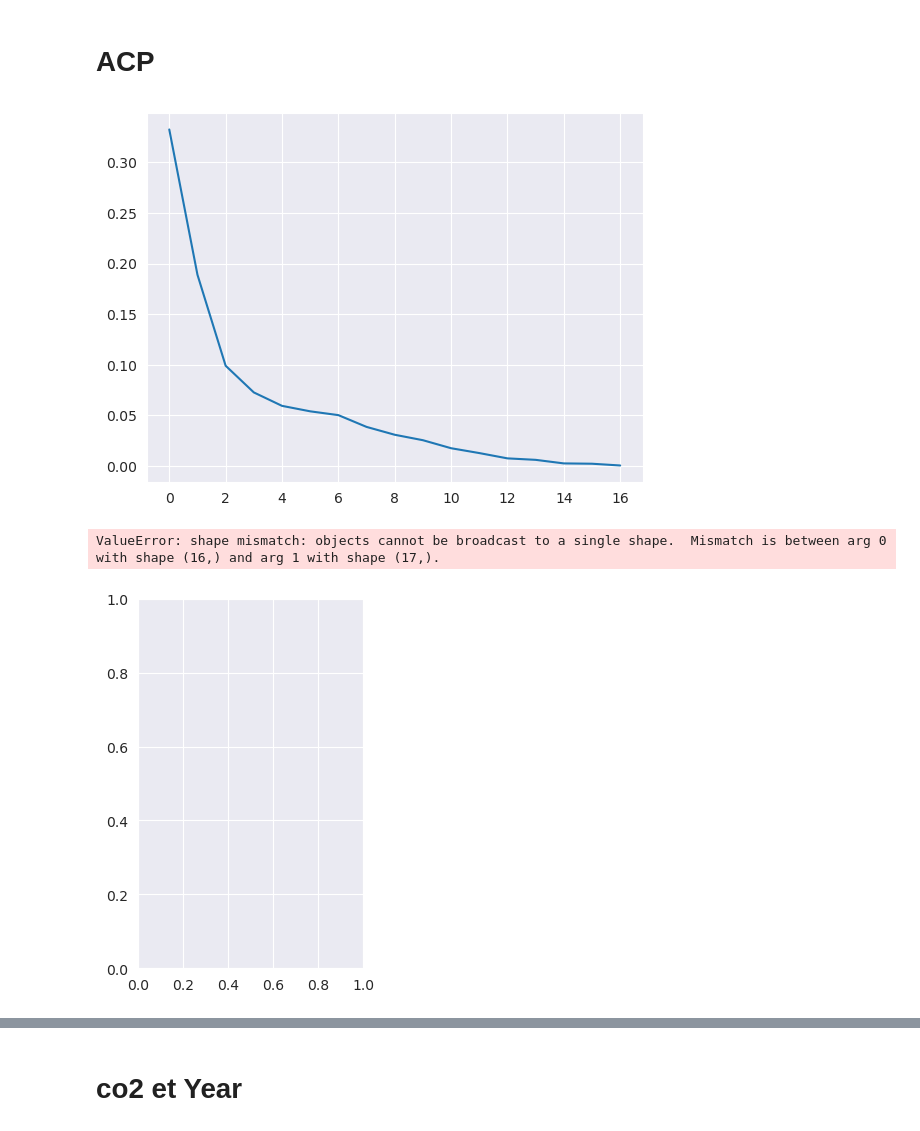
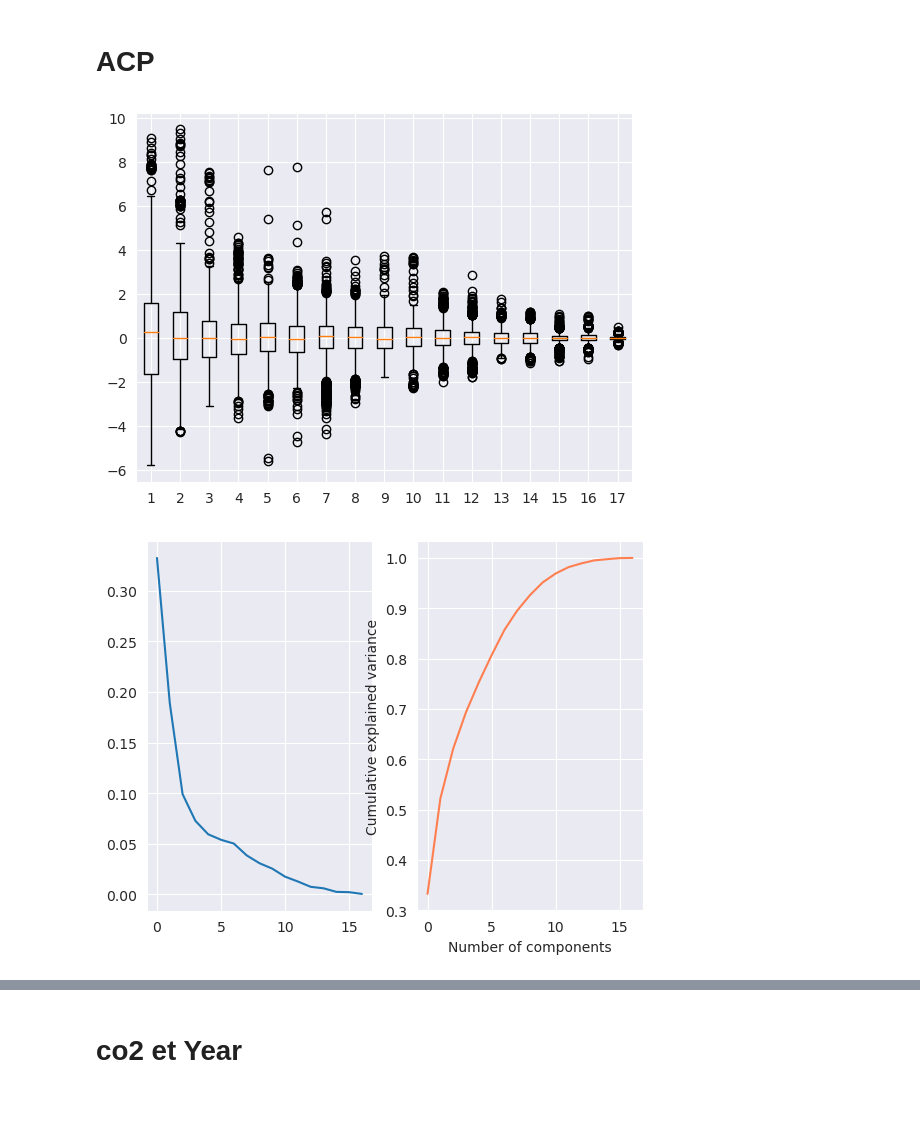
Before and after one commit to Mathilde-Mrs/Projet_machine_learning, a Jupyter notebook: notebook_python_Modif.ipynb, the cells around one changed output, grey strips where cells are left out. Drawn from its saved outputs; the diff is of its cells as text; code cells hidden in the pictures; blank space fills up the shorter version.

```diff
--- a/notebook_python_Modif.ipynb
+++ b/notebook_python_Modif.ipynb
@@ -682,23 +679,20 @@ energy_scale=scale(energy2)
 # %%
 pca = PCA()
 
 C = pca.fit(energy_scale).transform(energy_scale)
-
-plt.plot(pca.explained_variance_ratio_)
+plt.boxplot(C)
 plt.show()
 
 
 
-plt.subplot(1,2,1)
-plt.bar( pca.explained_variance_ratio_, color='coral')
-plt.xlabel("Number of components")
-plt.ylabel("Percentage of explained variance")
-
-plt.subplot(1,2,2)
-plt.plot(np.cumsum(pca.explained_variance_ratio_), color='coral')
+fig, (ax1, ax2) = plt.subplots(1, 2)
+#plt.subplot(1,2,2)
+ax1.plot(pca.explained_variance_ratio_)
+#plt.show()
+#plt.subplot(2,2,2)
+ax2.plot(np.cumsum(pca.explained_variance_ratio_), color='coral')
 plt.xlabel('Number of components')
 plt.ylabel('Cumulative explained variance');
 # %% [output]
-[figure, old version]
+[figure, new version]
-ValueError: shape mismatch: objects cannot be broadcast to a single shape.  Mismatch is between arg 0 with shape (16,) and arg 1 with shape (17,).
-[figure, old version]
+[figure, new version]
```
Also changed, not shown: parts of 35 cells of this notebook.
